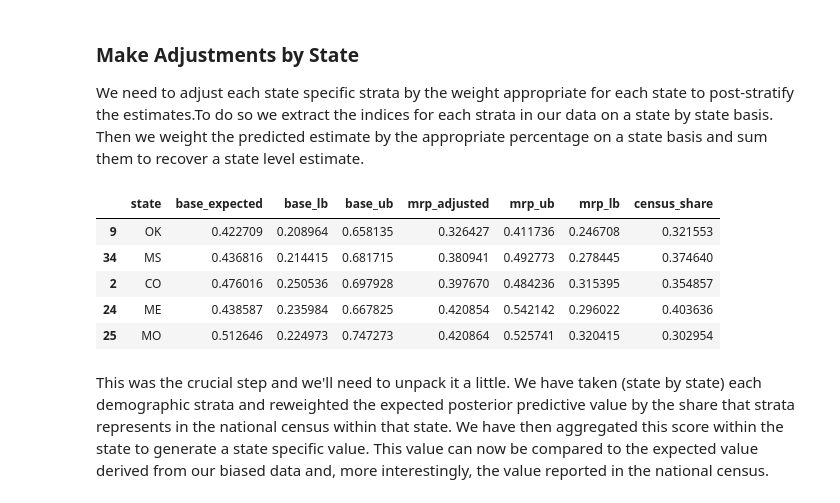
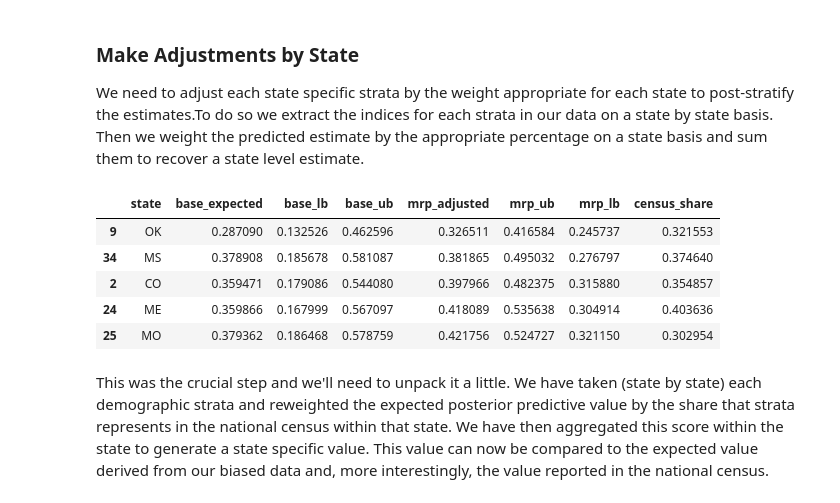
Before and after one commit to bambinos/bambi, a Jupyter notebook: docs/notebooks/mister_p.ipynb, the cells around one changed output. Drawn from its saved outputs; the diff is of its cells as text; code cells hidden in the pictures.

```diff
--- a/docs/notebooks/mister_p.ipynb
+++ b/docs/notebooks/mister_p.ipynb
@@ -612,9 +648,10 @@ formula = "p(abortion, n) ~ male + repvote + (1 | state) + (1 | eth) + (1 | edu)
 model_hierarchical = bmb.Model(formula, model_df, family="binomial")
 
 result = model_hierarchical.fit(
-    random_seed=100,
+    draws=4000,
+    random_seed=110,
     target_accept=0.99,
-    inference_method="nuts_numpyro",
+    inference_method="nutpie",
     idata_kwargs={"log_likelihood": True},
 )
 # %% [output]
@@ -715,8 +757,8 @@ Inference data with groups:
 We need to adjust each state specific strata by the weight appropriate for each state to post-stratify the estimates.To do so we extract the indices for each strata in our data on a state by state basis. Then we weight the predicted estimate by the appropriate percentage on a state basis and sum them to recover a state level estimate.
 # %%
 estimates = []
-abortion_posterior_base = az.extract(result, num_samples=2000)["p(abortion, n)_mean"]
-abortion_posterior_mrp = az.extract(result_adjust, num_samples=2000)["p(abortion, n)_mean"]
+abortion_posterior_base = az.extract(result, num_samples=2000)["p"]
+abortion_posterior_mrp = az.extract(result_adjust, num_samples=2000)["p"]
 
 for s in new_data["state"].unique():
     idx = new_data.index[new_data["state"] == s].tolist()
@@ -740,38 +782,38 @@ for s in new_data["state"].unique():
             (
                 abortion_posterior_mrp[idx].quantile(0.975, dim="sample")
                 * new_data.iloc[idx]["state_percent"]
             )
         )
         .sum()
         .item()
     )
     predicted = abortion_posterior_base[idx].mean().item()
     base_lb = abortion_posterior_base[idx].quantile(0.025).item()
     base_ub = abortion_posterior_base[idx].quantile(0.975).item()
 
     estimates.append(
         [s, predicted, base_lb, base_ub, predicted_mrp, predicted_mrp_ub, predicted_mrp_lb]
     )
 
 
 state_predicted = pd.DataFrame(
     estimates,
     columns=["state", "base_expected", "base_lb", "base_ub", "mrp_adjusted", "mrp_ub", "mrp_lb"],
 )
 
 state_predicted = (
     state_predicted.merge(cces_all_df.groupby("state")[["abortion"]].mean().reset_index())
     .sort_values("mrp_adjusted")
     .rename({"abortion": "census_share"}, axis=1)
 )
 state_predicted.head()
 # %% [output]
 |  | state | base_expected | base_lb | base_ub | mrp_adjusted | mrp_ub | mrp_lb | census_share |
-| 9 | OK | 0.422709 | 0.208964 | 0.658135 | 0.326427 | 0.411736 | 0.246708 | 0.321553 |
-| 34 | MS | 0.436816 | 0.214415 | 0.681715 | 0.380941 | 0.492773 | 0.278445 | 0.374640 |
-| 2 | CO | 0.476016 | 0.250536 | 0.697928 | 0.397670 | 0.484236 | 0.315395 | 0.354857 |
-| 24 | ME | 0.438587 | 0.235984 | 0.667825 | 0.420854 | 0.542142 | 0.296022 | 0.403636 |
-| 25 | MO | 0.512646 | 0.224973 | 0.747273 | 0.420864 | 0.525741 | 0.320415 | 0.302954 |
+| 9 | OK | 0.287090 | 0.132526 | 0.462596 | 0.326511 | 0.416584 | 0.245737 | 0.321553 |
+| 34 | MS | 0.378908 | 0.185678 | 0.581087 | 0.381865 | 0.495032 | 0.276797 | 0.374640 |
+| 2 | CO | 0.359471 | 0.179086 | 0.544080 | 0.397966 | 0.482375 | 0.315880 | 0.354857 |
+| 24 | ME | 0.359866 | 0.167999 | 0.567097 | 0.418089 | 0.535638 | 0.304914 | 0.403636 |
+| 25 | MO | 0.379362 | 0.186468 | 0.578759 | 0.421756 | 0.524727 | 0.321150 | 0.302954 |
 # %% [markdown]
 This was the crucial step and we'll need to unpack it a little. We have taken (state by state) each demographic strata and reweighted the expected posterior predictive value by the share that strata represents in the national census within that state. We have then aggregated this score within the state to generate a state specific value. This value can now be compared to the expected value derived from our biased data and, more interestingly, the value reported in the national census.
 # %% [markdown]
```
Also changed, not shown: parts of 19 cells of this notebook.
